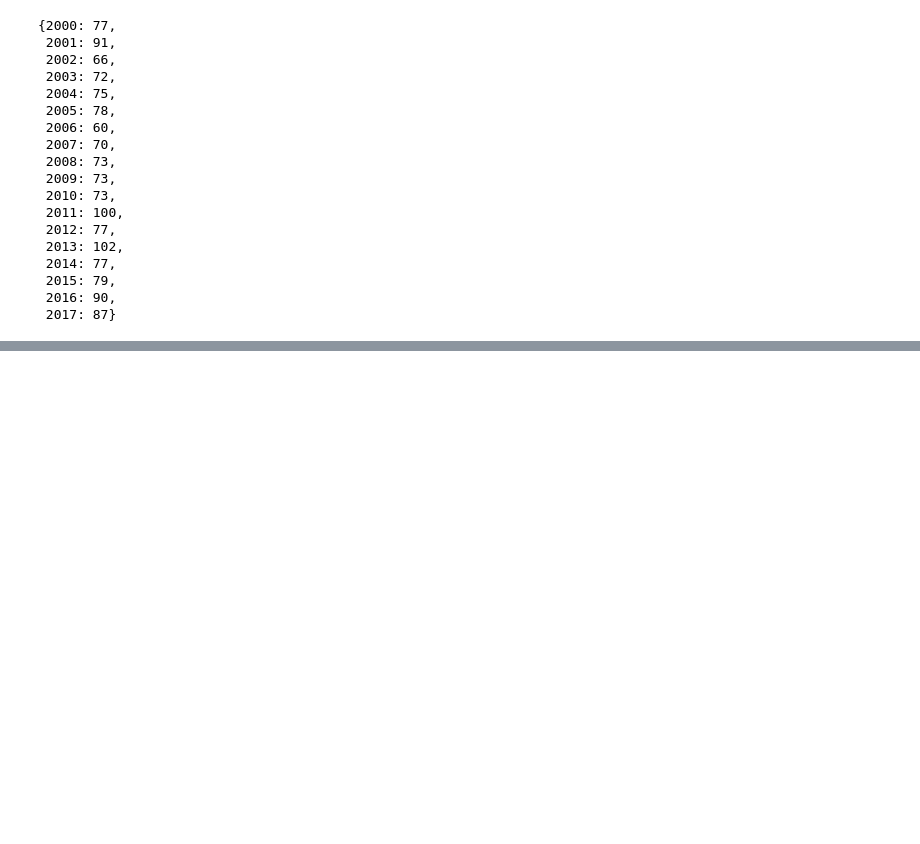
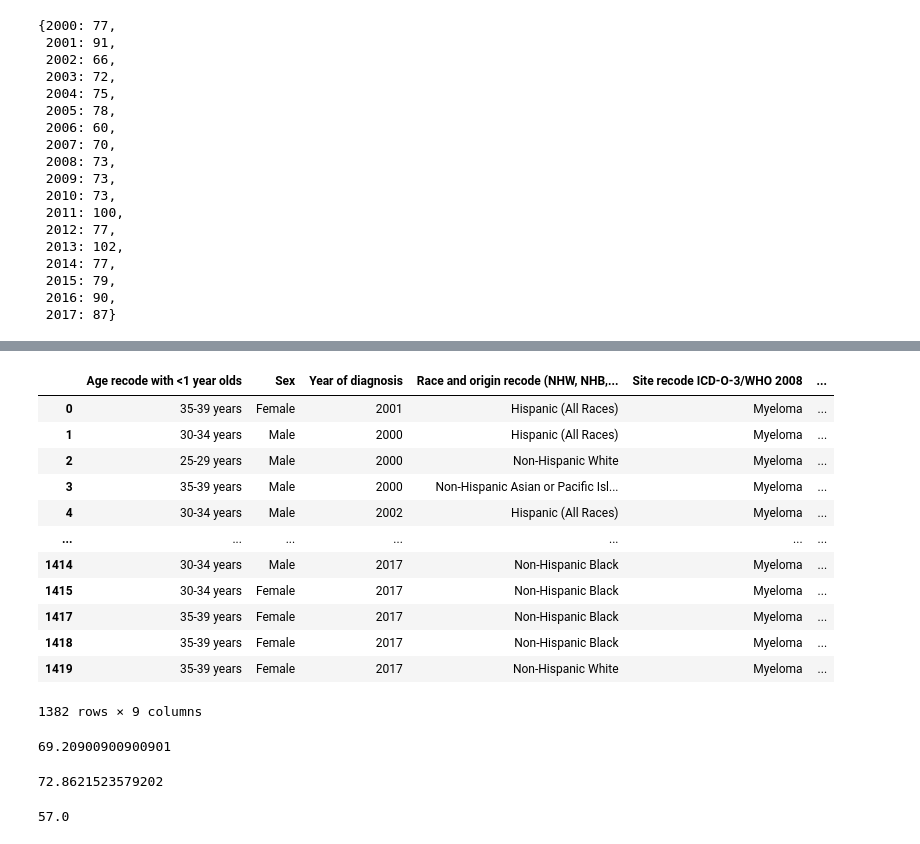
Before and after one commit to shinjinighosh/myeloma-analysis, a Jupyter notebook: analysis.ipynb, the cells around one changed output, grey strips where cells are left out. Drawn from its saved outputs; the diff is of its cells as text; code cells hidden in the pictures; blank space fills up the shorter version.

```diff
--- a/analysis.ipynb
+++ b/analysis.ipynb
@@ -48,0 +129,2 @@ num_cases
+# %%
+df['Survival months int'] = pd.to_numeric(df['Survival months'], errors='coerce')
@@ -48,0 +152,16 @@ num_cases
+# %%
+df.dropna(subset=['Survival months int'])
+# %% [output]
+|  | Age recode with <1 year olds | Sex | Year of diagnosis | Race and origin recode (NHW, NHB,... | Site recode ICD-O-3/WHO 2008 | ... |
+| 0 | 35-39 years | Female | 2001 | Hispanic (All Races) | Myeloma | ... |
+| 1 | 30-34 years | Male | 2000 | Hispanic (All Races) | Myeloma | ... |
+| 2 | 25-29 years | Male | 2000 | Non-Hispanic White | Myeloma | ... |
+| 3 | 35-39 years | Male | 2000 | Non-Hispanic Asian or Pacific Isl... | Myeloma | ... |
+| 4 | 30-34 years | Male | 2002 | Hispanic (All Races) | Myeloma | ... |
+| ... | ... | ... | ... | ... | ... | ... |
+| 1414 | 30-34 years | Male | 2017 | Non-Hispanic Black | Myeloma | ... |
+| 1415 | 30-34 years | Female | 2017 | Non-Hispanic Black | Myeloma | ... |
+| 1417 | 35-39 years | Female | 2017 | Non-Hispanic Black | Myeloma | ... |
+| 1418 | 35-39 years | Female | 2017 | Non-Hispanic Black | Myeloma | ... |
+| 1419 | 35-39 years | Female | 2017 | Non-Hispanic White | Myeloma | ... |
+1382 rows × 9 columns
@@ -48,0 +174,12 @@ num_cases
+# %%
+female_data['Survival months int'].mean()
+# %% [output]
+69.20900900900901
+# %%
+male_data['Survival months int'].mean()
+# %% [output]
+72.8621523579202
+# %%
+female_data['Survival months int'].median()
+# %% [output]
+57.0
```
Also changed, not shown: parts of 32 cells of this notebook.
